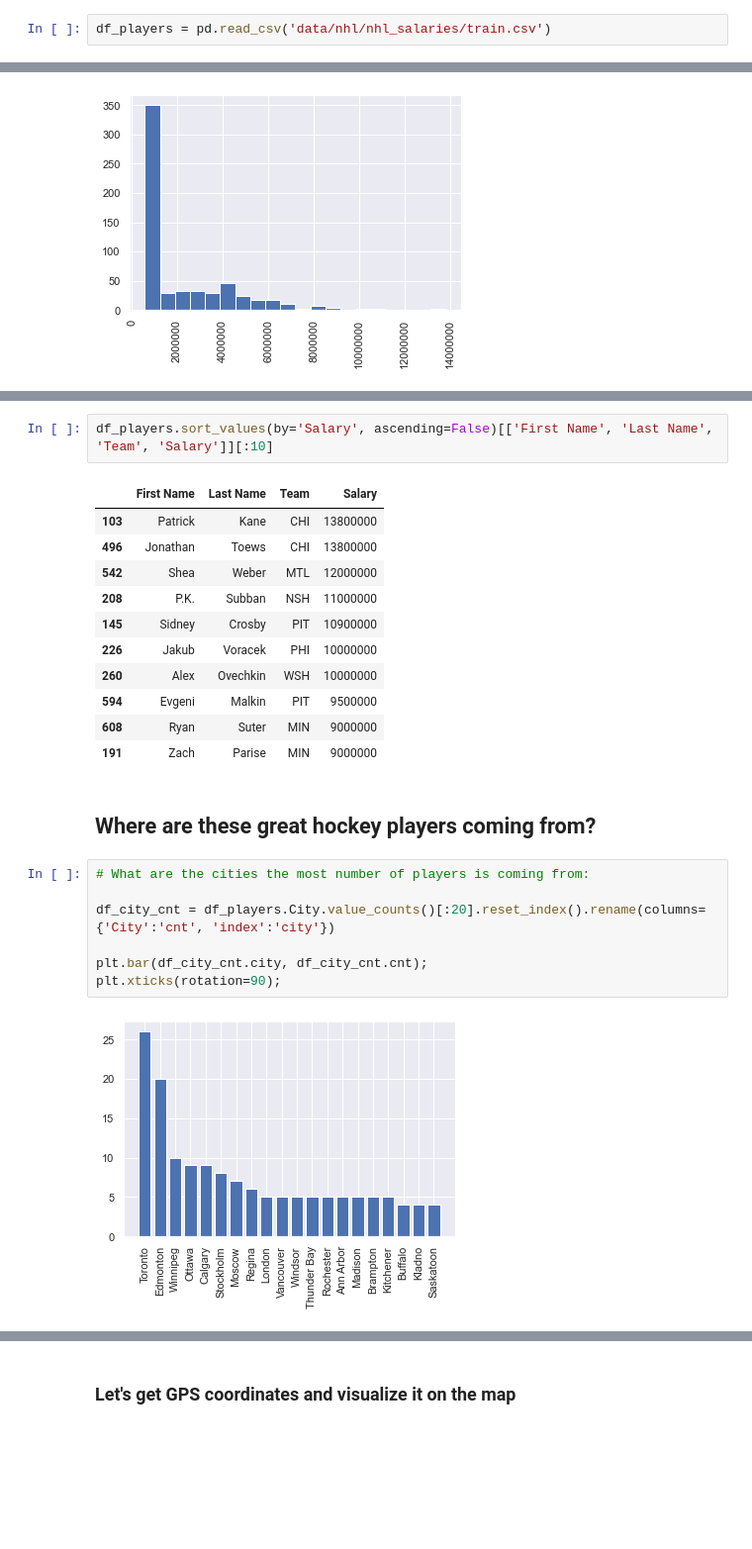
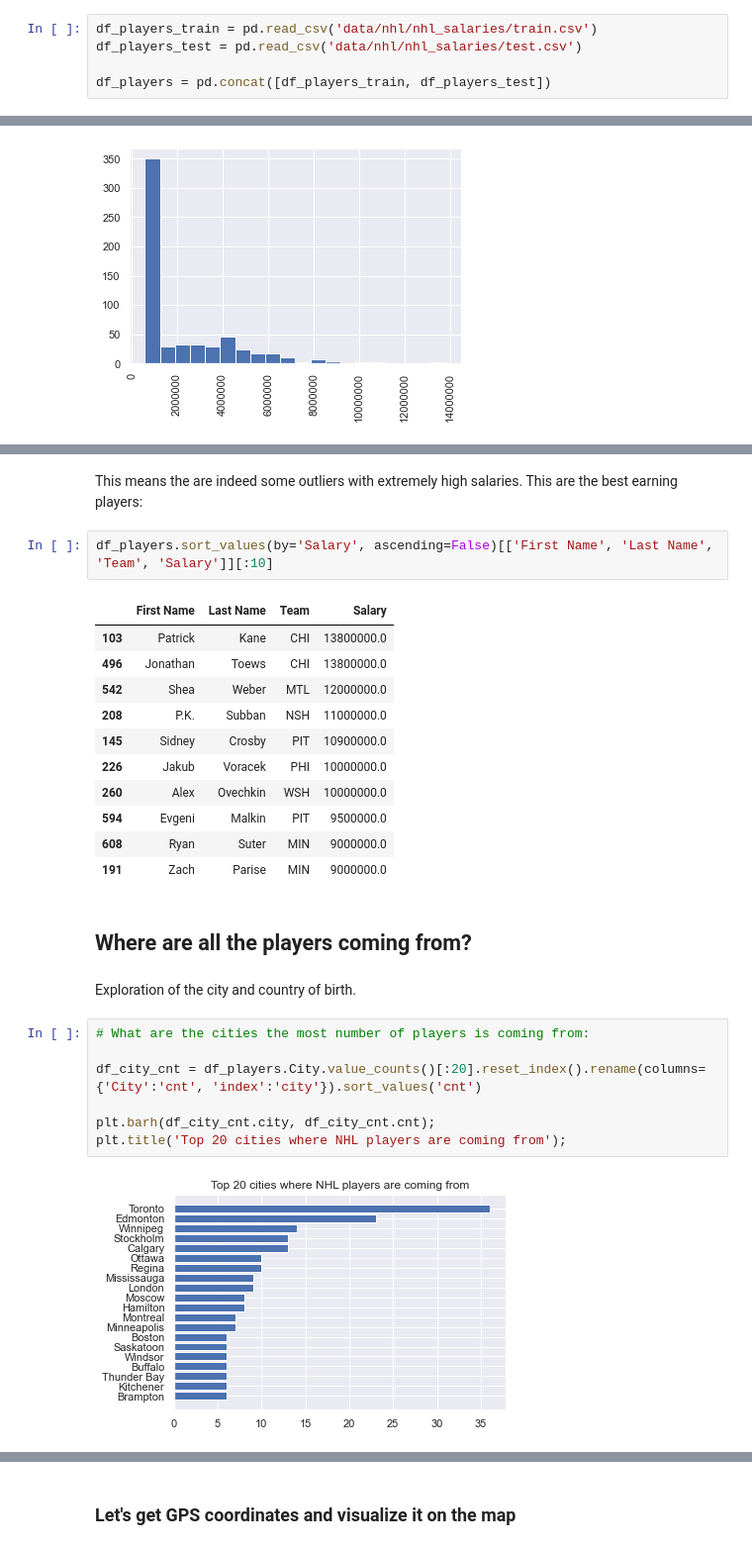
Before and after one commit to rmnng/dsnanocapstone, a Jupyter notebook: 1_nhl_explore_players.ipynb, the cells around one changed output, grey strips where cells are left out. Shown at 99% size. Cells and saved outputs as stored; diff of their text form; blank space fills up the shorter version.

Commit message:
Data explorations cleaned out

```diff
--- a/1_nhl_explore_players.ipynb
+++ b/1_nhl_explore_players.ipynb
@@ -11,2 +23,5 @@ sns.set()
 # %%
-df_players = pd.read_csv('data/nhl/nhl_salaries/train.csv')
+df_players_train = pd.read_csv('data/nhl/nhl_salaries/train.csv')
+df_players_test = pd.read_csv('data/nhl/nhl_salaries/test.csv')
+
+df_players = pd.concat([df_players_train, df_players_test])
@@ -129,28 +137,32 @@ plt.xticks(rotation=90);
+# %% [markdown]
+This means the are indeed some outliers with extremely high salaries. This are the best earning players:
 # %%
 df_players.sort_values(by='Salary', ascending=False)[['First Name', 'Last Name', 'Team', 'Salary']][:10]
 # %% [output]
 |  | First Name | Last Name | Team | Salary |
-| 103 | Patrick | Kane | CHI | 13800000 |
-| 496 | Jonathan | Toews | CHI | 13800000 |
-| 542 | Shea | Weber | MTL | 12000000 |
-| 208 | P.K. | Subban | NSH | 11000000 |
-| 145 | Sidney | Crosby | PIT | 10900000 |
-| 226 | Jakub | Voracek | PHI | 10000000 |
-| 260 | Alex | Ovechkin | WSH | 10000000 |
-| 594 | Evgeni | Malkin | PIT | 9500000 |
-| 608 | Ryan | Suter | MIN | 9000000 |
-| 191 | Zach | Parise | MIN | 9000000 |
+| 103 | Patrick | Kane | CHI | 13800000.0 |
+| 496 | Jonathan | Toews | CHI | 13800000.0 |
+| 542 | Shea | Weber | MTL | 12000000.0 |
+| 208 | P.K. | Subban | NSH | 11000000.0 |
+| 145 | Sidney | Crosby | PIT | 10900000.0 |
+| 226 | Jakub | Voracek | PHI | 10000000.0 |
+| 260 | Alex | Ovechkin | WSH | 10000000.0 |
+| 594 | Evgeni | Malkin | PIT | 9500000.0 |
+| 608 | Ryan | Suter | MIN | 9000000.0 |
+| 191 | Zach | Parise | MIN | 9000000.0 |
 # %% [markdown]
-## Where are these great hockey players coming from?
+## Where are all the players coming from?
+# %% [markdown]
+Exploration of the city and country of birth.
 # %%
 # What are the cities the most number of players is coming from:
 
-df_city_cnt = df_players.City.value_counts()[:20].reset_index().rename(columns={'City':'cnt', 'index':'city'})
+df_city_cnt = df_players.City.value_counts()[:20].reset_index().rename(columns={'City':'cnt', 'index':'city'}).sort_values('cnt')
 
-plt.bar(df_city_cnt.city, df_city_cnt.cnt);
-plt.xticks(rotation=90);
+plt.barh(df_city_cnt.city, df_city_cnt.cnt);
+plt.title('Top 20 cities where NHL players are coming from');
 # %% [output]
-[figure, old version]
+[figure, new version]
 # %%
 # What are the countries the most number of players is coming from:
 
```
Also changed, not shown: parts of 38 cells of this notebook, 3 other files.
